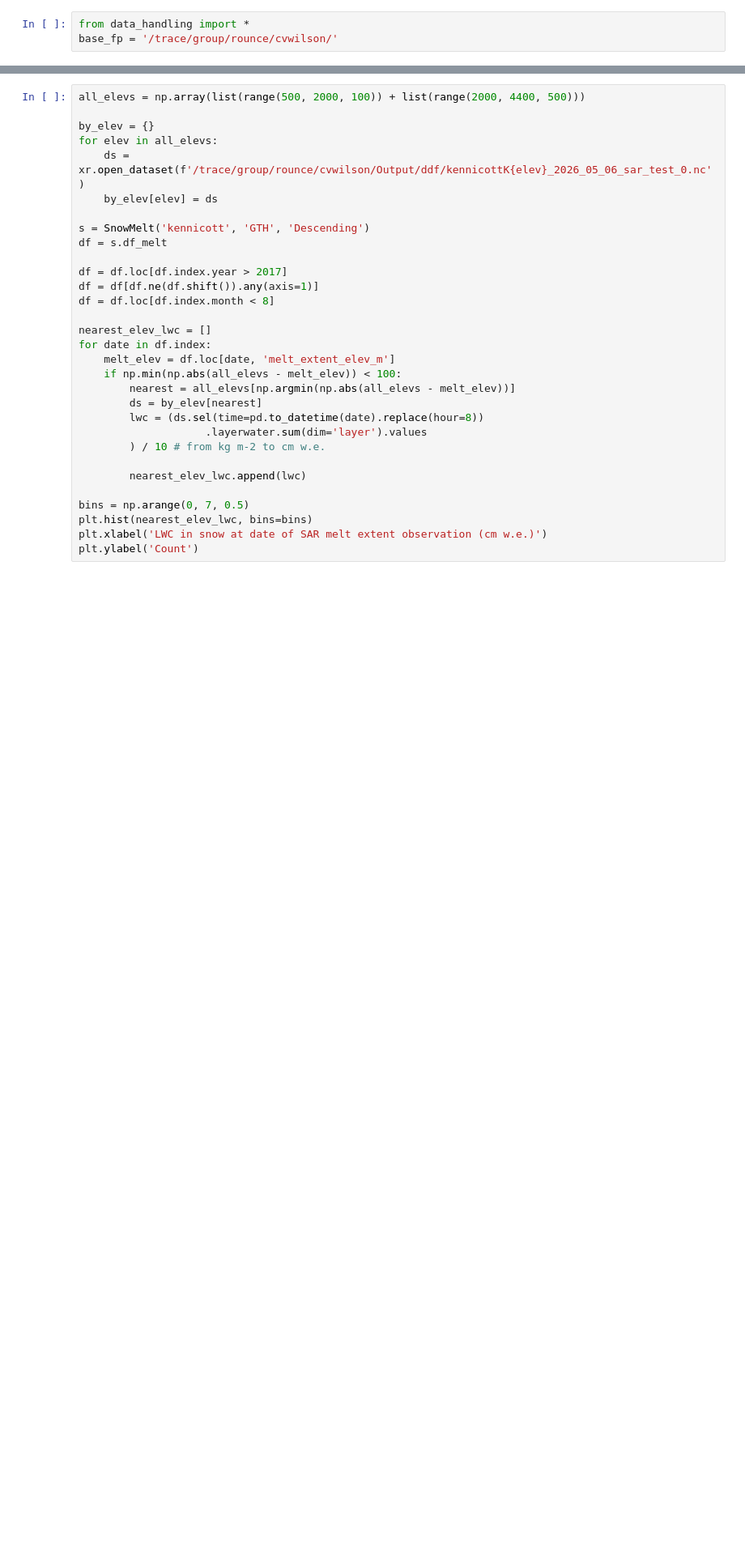
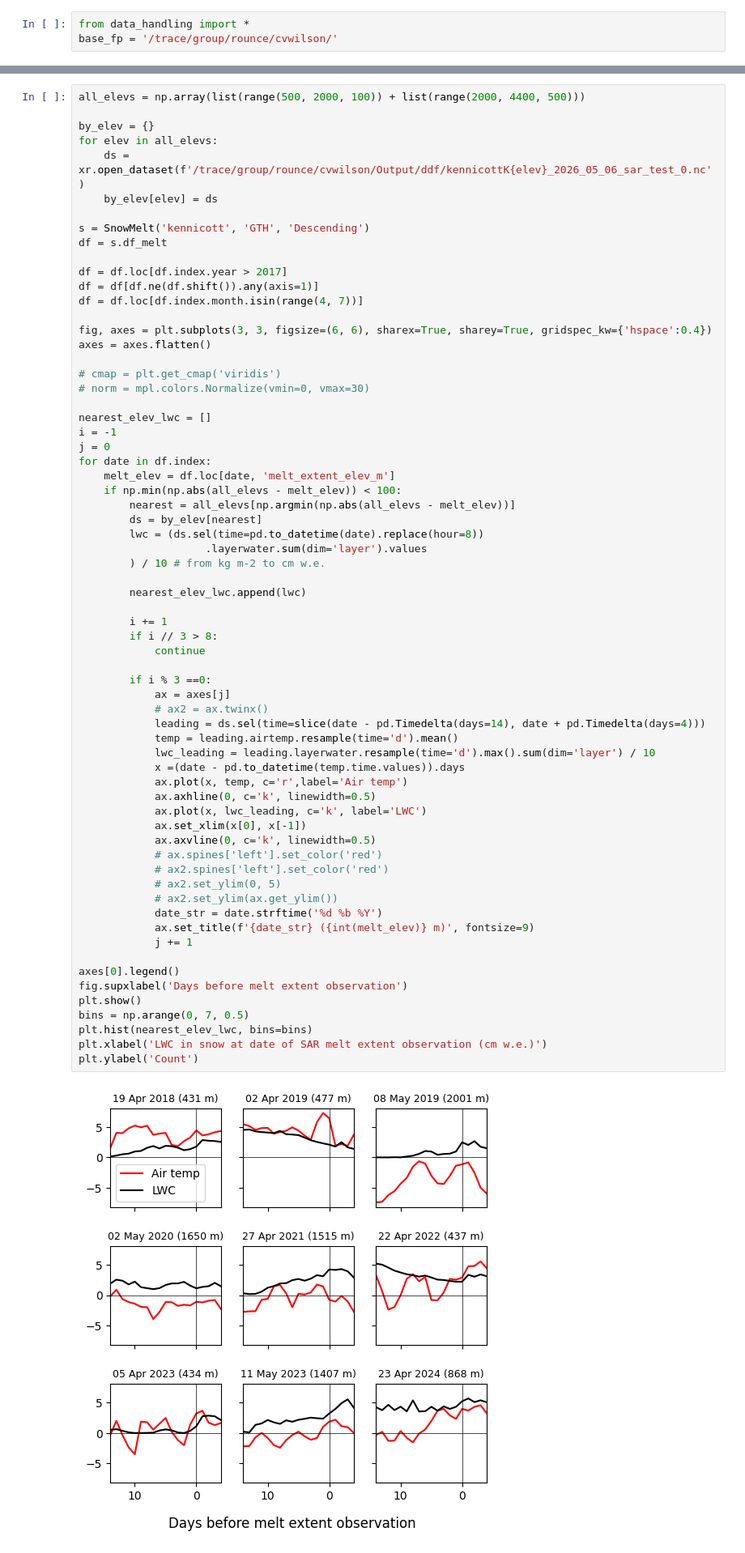
Before and after one commit to clairevwilson/PEBSI, a Jupyter notebook: project/melt_onset.ipynb, the cells around one changed output, grey strips where cells are left out. Shown at 81% size. Cells and saved outputs as stored; diff of their text form; blank space fills up the shorter version.

```diff
--- a/project/melt_onset.ipynb
+++ b/project/melt_onset.ipynb
@@ -99,32 +99,68 @@ plt.show()
 all_elevs = np.array(list(range(500, 2000, 100)) + list(range(2000, 4400, 500)))
 
 by_elev = {}
 for elev in all_elevs:
     ds = xr.open_dataset(f'/trace/group/rounce/cvwilson/Output/ddf/kennicottK{elev}_2026_05_06_sar_test_0.nc')
     by_elev[elev] = ds
 
 s = SnowMelt('kennicott', 'GTH', 'Descending')
 df = s.df_melt
 
 df = df.loc[df.index.year > 2017]
 df = df[df.ne(df.shift()).any(axis=1)]
-df = df.loc[df.index.month < 8]
+df = df.loc[df.index.month.isin(range(4, 7))]
+
+fig, axes = plt.subplots(3, 3, figsize=(6, 6), sharex=True, sharey=True, gridspec_kw={'hspace':0.4})
+axes = axes.flatten()
+
+# cmap = plt.get_cmap('viridis')
+# norm = mpl.colors.Normalize(vmin=0, vmax=30)
 
 nearest_elev_lwc = []
+i = -1
+j = 0
 for date in df.index:
     melt_elev = df.loc[date, 'melt_extent_elev_m']
     if np.min(np.abs(all_elevs - melt_elev)) < 100:
         nearest = all_elevs[np.argmin(np.abs(all_elevs - melt_elev))]
         ds = by_elev[nearest]
         lwc = (ds.sel(time=pd.to_datetime(date).replace(hour=8))
                     .layerwater.sum(dim='layer').values
         ) / 10 # from kg m-2 to cm w.e.
 
         nearest_elev_lwc.append(lwc)
 
+        i += 1
+        if i // 3 > 8:
+            continue
+
+        if i % 3 ==0:
+            ax = axes[j]
+            # ax2 = ax.twinx()
+            leading = ds.sel(time=slice(date - pd.Timedelta(days=14), date + pd.Timedelta(days=4)))
+            temp = leading.airtemp.resample(time='d').mean()
+            lwc_leading = leading.layerwater.resample(time='d').max().sum(dim='layer') / 10
+            x =(date - pd.to_datetime(temp.time.values)).days
+            ax.plot(x, temp, c='r',label='Air temp')
+            ax.axhline(0, c='k', linewidth=0.5)
+            ax.plot(x, lwc_leading, c='k', label='LWC')
+            ax.set_xlim(x[0], x[-1])
+            ax.axvline(0, c='k', linewidth=0.5)
+            # ax.spines['left'].set_color('red')
+            # ax2.spines['left'].set_color('red')
+            # ax2.set_ylim(0, 5)
+            # ax2.set_ylim(ax.get_ylim())
+            date_str = date.strftime('%d %b %Y')
+            ax.set_title(f'{date_str} ({int(melt_elev)} m)', fontsize=9)
+            j += 1
+
+axes[0].legend()
+fig.supxlabel('Days before melt extent observation')
+plt.show()
 bins = np.arange(0, 7, 0.5)
 plt.hist(nearest_elev_lwc, bins=bins)
 plt.xlabel('LWC in snow at date of SAR melt extent observation (cm w.e.)')
 plt.ylabel('Count')
 # %% [output]
+[figure, new version]
 Text(0, 0.5, 'Count')
```
Also changed, not shown: parts of 1 cell of this notebook, 5 other files.
